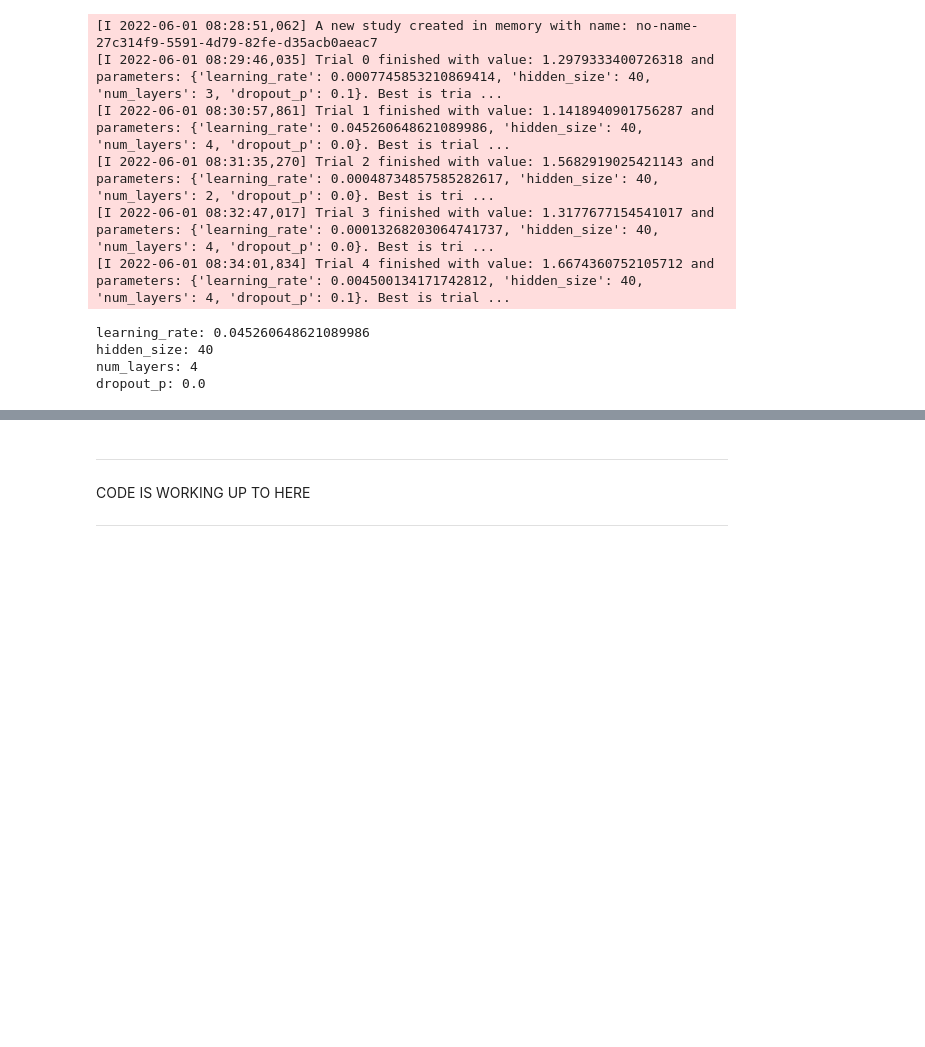
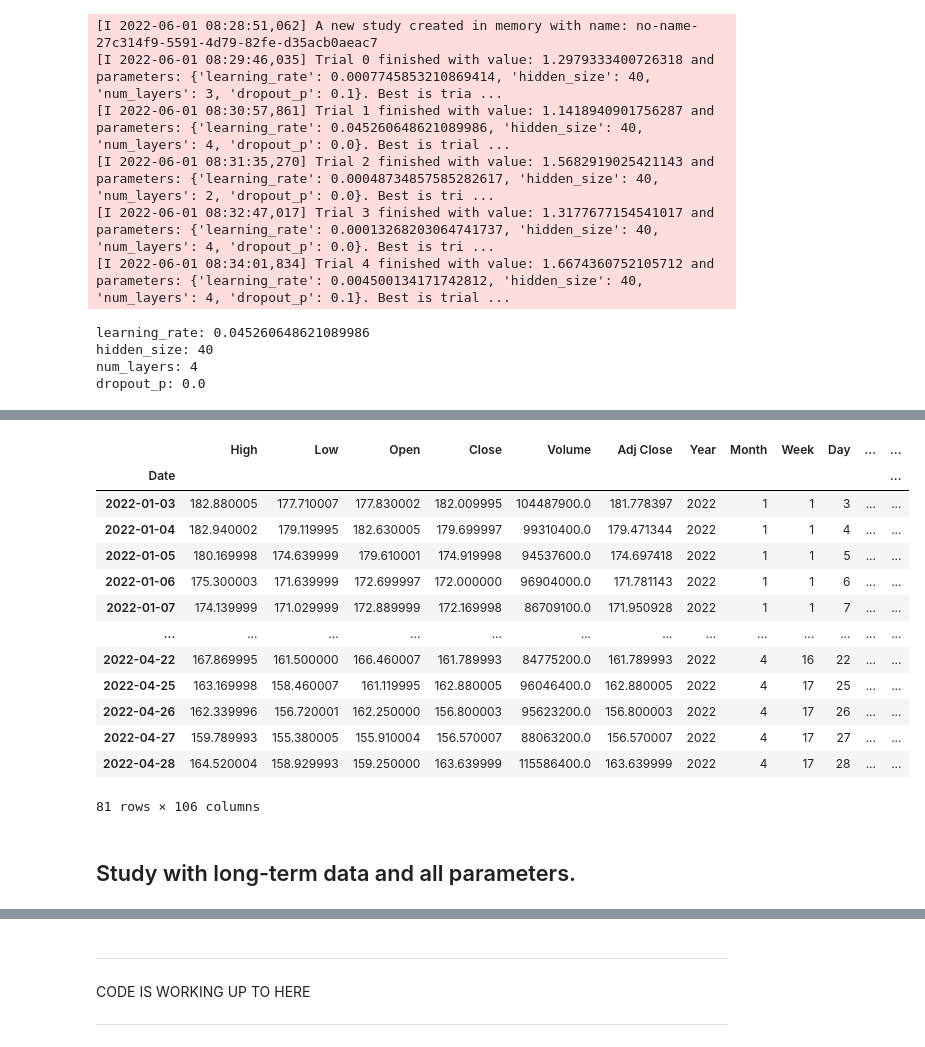
Before and after one commit to maggiechen615/Stock_Stalkers, a Jupyter notebook: LSTM_stocks_optuna.ipynb, the cells around one changed output, grey strips where cells are left out. Drawn from its saved outputs; the diff is of its cells as text; code cells hidden in the pictures; blank space fills up the shorter version.

Commit message:
updating stocks for tuning

```diff
--- a/LSTM_stocks_optuna.ipynb
+++ b/LSTM_stocks_optuna.ipynb
@@ -24,4 +26,8 @@ viz_dict = {
 }
 sns.set_context("notebook", rc=viz_dict)
 sns.set_style("whitegrid")
+# %%
+def convert(date_string):
+    year, month, day = [int(i) for i in date_string.split('-')]
+    return datetime(year=year, month=month, day=day)
 # %%
@@ -57,7 +64,7 @@ ax = sns.lineplot(df.index, df.Close, data=df)
 [figure]
 # %%
 # Select time frame
-df = df[df['Date'] >= '2022-01-01']
+# df = df[df['Date'] >= '2022-01-01']
 
 # Create y variable
 y = np.where(df['Close'].shift(-1) > df['Close'], 1, -1)
@@ -286,0 +324,49 @@ optuna.visualization.plot_param_importances(study)
+# %%
+#All parameters, whole time period:
+df_all = df
+df_all.index=df_all['Date']
+df_all = df_all.loc[:, df_all.columns !='Date']
+# All parameters, short time period:
+df_all_short = df[df['Date'] >= '2022-01-01']
+# Add sentiment
+df_all_short.index = np.array(range(len(df_all_short)))
+# df_sentiment = pd.read_csv('final/Stock_Stalkers/data/AAPL_byday_RoBERTa.csv')
+df_sentiment = pd.read_csv('data/AAPL_byday_RoBERTa.csv')
+# Drop the first empty column for AAPL
+df_sentiment = df_sentiment.iloc[: , 1:]
+df_sentiment.date = df_sentiment.date.apply(convert)
+df_sentiment.rename(columns={'date':'Date'}, inplace=True)
+df_all_short = df_all_short.merge(df_sentiment, how='inner', on='Date').fillna(0)
+df_all_short.index=df_all_short['Date']
+df_all_short = df_all_short.loc[:, df_all_short.columns !='Date']
+
+# Selected parameters, with sentiment:
+# sentiment_params = pd.read_csv('feature_selection_AAPL_Sentiment.csv').feature[:20]
+sentiment_params = pd.read_csv('data/feature_selection_AAPL_Sentiment.csv').feature[:20]
+df_selected_sentiment = df_all_short[sentiment_params]
+
+# Selected parameters, no sentiment:
+# noSentiment_params = pd.read_csv('feature_selection_AAPL_NoSentiment.csv').feature[:20]
+noSentiment_params = pd.read_csv('data/feature_selection_AAPL_NoSentiment.csv').feature[:20]
+df_selected_noSentiment = df_all_short[noSentiment_params]
+# %%
+# df_all_short.index=df_all_short['Date']
+# df_all_short = df_all_short.loc[:, df_all_short.columns !='Date']
+df_all_short
+# %% [output]
+|  | High | Low | Open | Close | Volume | Adj Close | Year | Month | Week | Day | ... | ... |
+| Date |  |  |  |  |  |  |  |  |  |  |  | ... |
+| 2022-01-03 | 182.880005 | 177.710007 | 177.830002 | 182.009995 | 104487900.0 | 181.778397 | 2022 | 1 | 1 | 3 | ... | ... |
+| 2022-01-04 | 182.940002 | 179.119995 | 182.630005 | 179.699997 | 99310400.0 | 179.471344 | 2022 | 1 | 1 | 4 | ... | ... |
+| 2022-01-05 | 180.169998 | 174.639999 | 179.610001 | 174.919998 | 94537600.0 | 174.697418 | 2022 | 1 | 1 | 5 | ... | ... |
+| 2022-01-06 | 175.300003 | 171.639999 | 172.699997 | 172.000000 | 96904000.0 | 171.781143 | 2022 | 1 | 1 | 6 | ... | ... |
+| 2022-01-07 | 174.139999 | 171.029999 | 172.889999 | 172.169998 | 86709100.0 | 171.950928 | 2022 | 1 | 1 | 7 | ... | ... |
+| ... | ... | ... | ... | ... | ... | ... | ... | ... | ... | ... | ... | ... |
+| 2022-04-22 | 167.869995 | 161.500000 | 166.460007 | 161.789993 | 84775200.0 | 161.789993 | 2022 | 4 | 16 | 22 | ... | ... |
+| 2022-04-25 | 163.169998 | 158.460007 | 161.119995 | 162.880005 | 96046400.0 | 162.880005 | 2022 | 4 | 17 | 25 | ... | ... |
+| 2022-04-26 | 162.339996 | 156.720001 | 162.250000 | 156.800003 | 95623200.0 | 156.800003 | 2022 | 4 | 17 | 26 | ... | ... |
+| 2022-04-27 | 159.789993 | 155.380005 | 155.910004 | 156.570007 | 88063200.0 | 156.570007 | 2022 | 4 | 17 | 27 | ... | ... |
+| 2022-04-28 | 164.520004 | 158.929993 | 159.250000 | 163.639999 | 115586400.0 | 163.639999 | 2022 | 4 | 17 | 28 | ... | ... |
+81 rows × 106 columns
+# %% [markdown]
+## Study with long-term data and all parameters.
```
Also changed, not shown: parts of 30 cells of this notebook.
